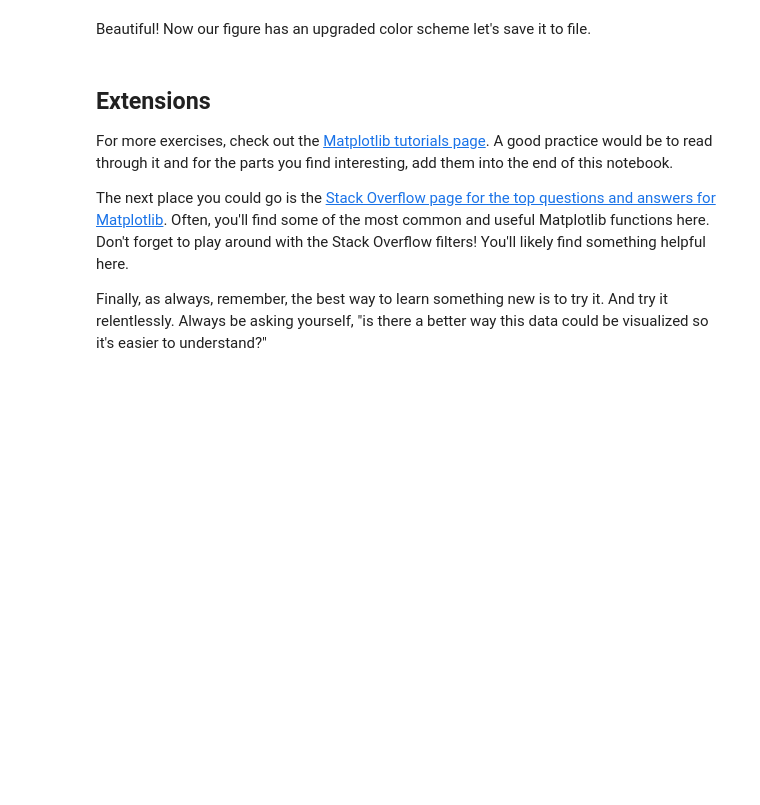
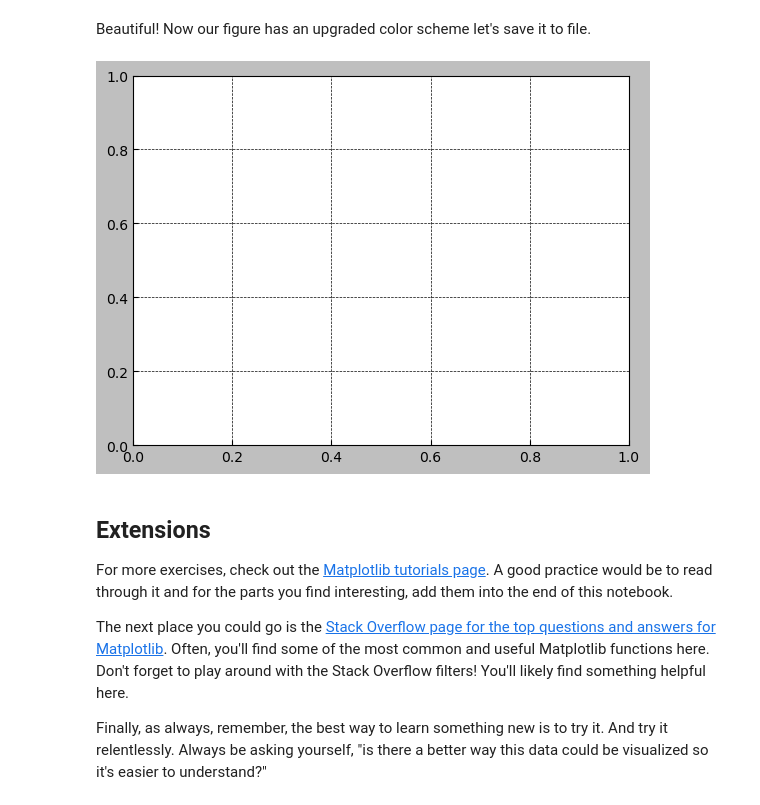
Before and after one commit to kucheriavii/udemu_data_science, a Jupyter notebook: first/matplotlib-exercises.ipynb, the cells around one changed output. Saved outputs shown, nothing was run; the diff lists cells and outputs as text; code cells hidden in the pictures; blank space fills up the shorter version.

```diff
--- a/first/matplotlib-exercises.ipynb
+++ b/first/matplotlib-exercises.ipynb
@@ -508,5 +509,8 @@ Beautiful! Now our figure has an upgraded color scheme let's save it to file.
 # %%
 # Reset the figure by calling plt.subplots()
+fig, ax = plt.subplots()
+# %% [output]
+[figure, added]
 # %% [markdown]
 ## Extensions
 
```
Also changed, not shown: parts of 1 cell of this notebook.
